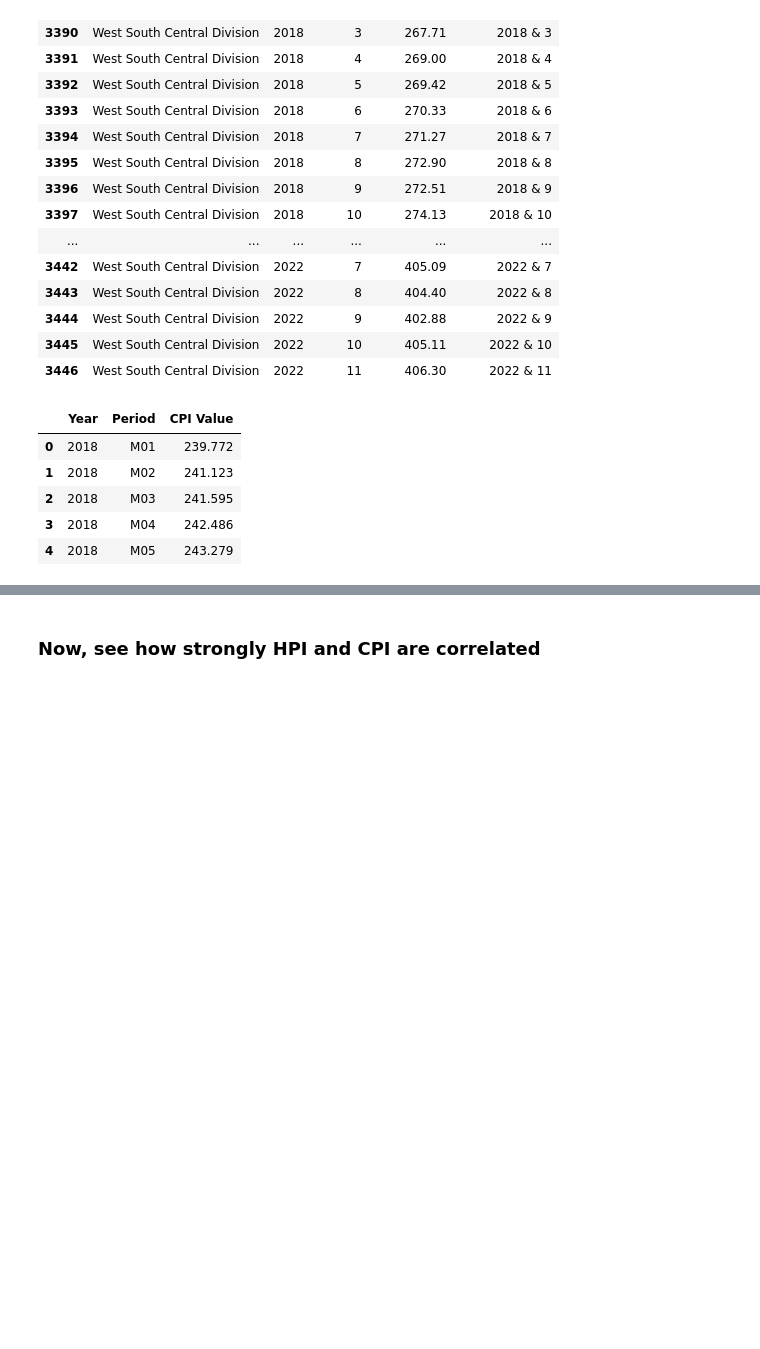
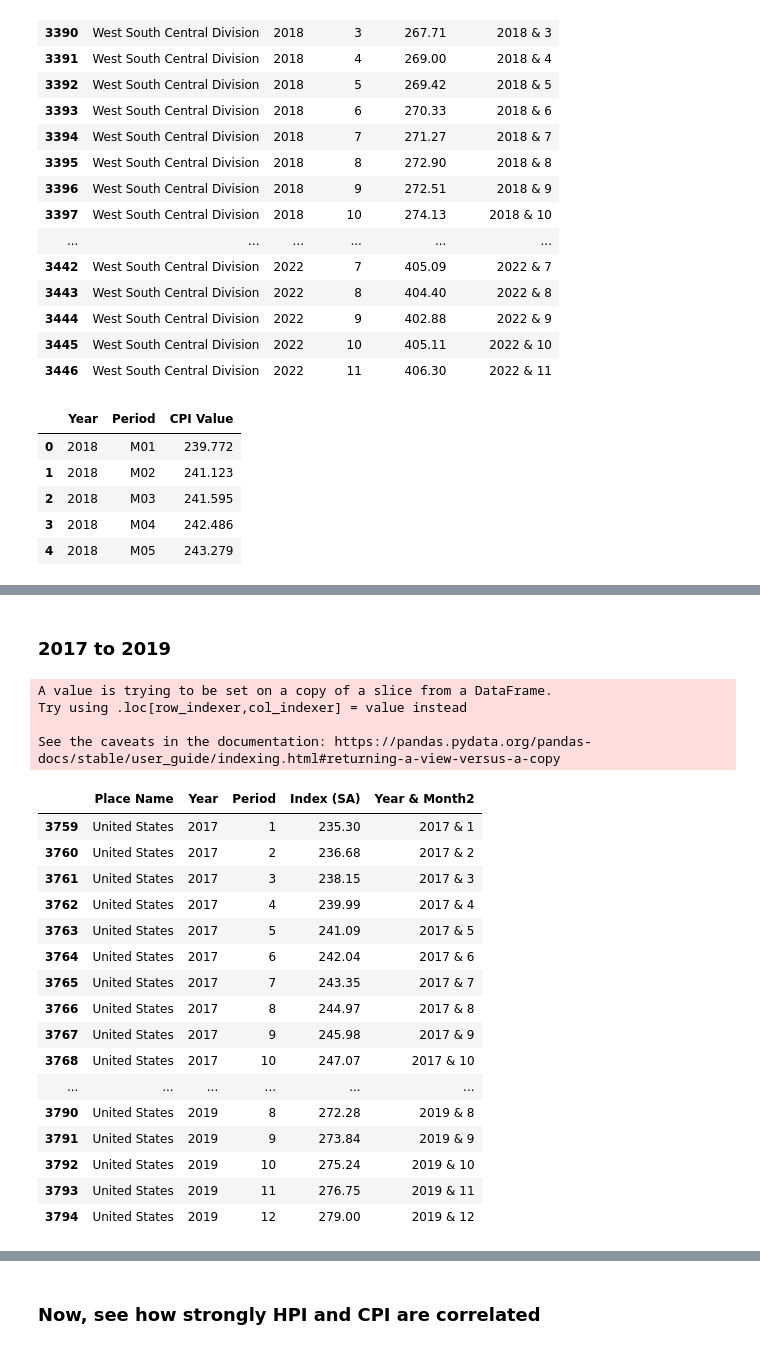
Before and after one commit to wpreeti/Group-8_Project, a Jupyter notebook: HpiCpi_viz/hpi_cpi_viz.ipynb, the cells around one changed output, grey strips where cells are left out. Cells and saved outputs as stored; diff of their text form; code cells hidden in the pictures; blank space fills up the shorter version.

```diff
--- a/HpiCpi_viz/hpi_cpi_viz.ipynb
+++ b/HpiCpi_viz/hpi_cpi_viz.ipynb
@@ -170,0 +176,35 @@ plt.show()
+# %% [markdown]
+### 2017 to 2019
+# %%
+# 2017 to 2019 HPI only
+
+us_hpi_monthly2 = us_hpi_monthly.loc[(us_hpi_monthly['Place Name'] == 'United States') &
+                                     (us_hpi_monthly['Year'] >= 2017) &
+                                     (us_hpi_monthly['Year'] <= 2019), :]
+
+# Merge columns just to be able to plot the x axis in chronological order
+us_hpi_monthly2['Year & Month2'] = us_hpi_monthly2['Year'].astype(str) + ' & ' + us_hpi_monthly2['Period'].astype(str)
+
+us_hpi_monthly2
+# %% [output]
+A value is trying to be set on a copy of a slice from a DataFrame.
+Try using .loc[row_indexer,col_indexer] = value instead
+
+See the caveats in the documentation: https://pandas.pydata.org/pandas-docs/stable/user_guide/indexing.html#returning-a-view-versus-a-copy
+|  | Place Name | Year | Period | Index (SA) | Year & Month2 |
+| 3759 | United States | 2017 | 1 | 235.30 | 2017 & 1 |
+| 3760 | United States | 2017 | 2 | 236.68 | 2017 & 2 |
+| 3761 | United States | 2017 | 3 | 238.15 | 2017 & 3 |
+| 3762 | United States | 2017 | 4 | 239.99 | 2017 & 4 |
+| 3763 | United States | 2017 | 5 | 241.09 | 2017 & 5 |
+| 3764 | United States | 2017 | 6 | 242.04 | 2017 & 6 |
+| 3765 | United States | 2017 | 7 | 243.35 | 2017 & 7 |
+| 3766 | United States | 2017 | 8 | 244.97 | 2017 & 8 |
+| 3767 | United States | 2017 | 9 | 245.98 | 2017 & 9 |
+| 3768 | United States | 2017 | 10 | 247.07 | 2017 & 10 |
+| ... | ... | ... | ... | ... | ... |
+| 3790 | United States | 2019 | 8 | 272.28 | 2019 & 8 |
+| 3791 | United States | 2019 | 9 | 273.84 | 2019 & 9 |
+| 3792 | United States | 2019 | 10 | 275.24 | 2019 & 10 |
+| 3793 | United States | 2019 | 11 | 276.75 | 2019 & 11 |
+| 3794 | United States | 2019 | 12 | 279.00 | 2019 & 12 |
```
Also changed, not shown: parts of 9 cells of this notebook.
